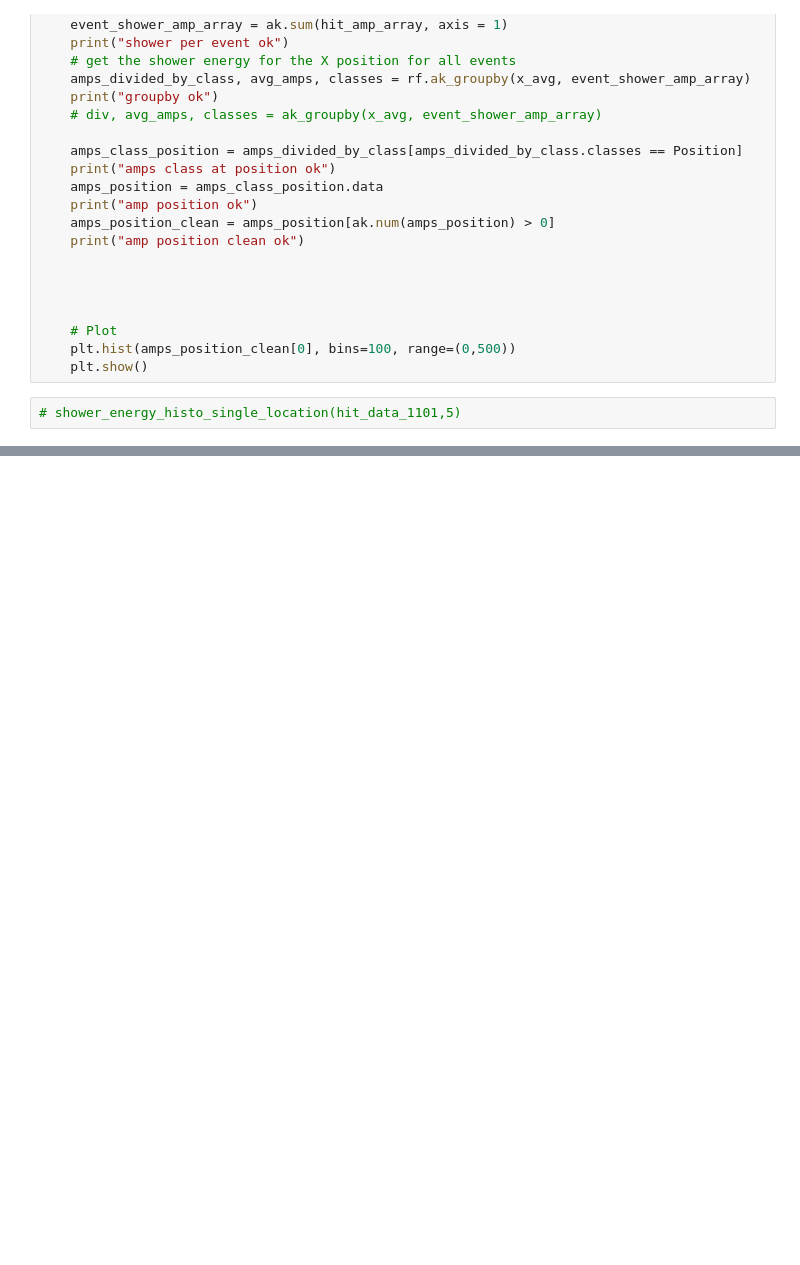
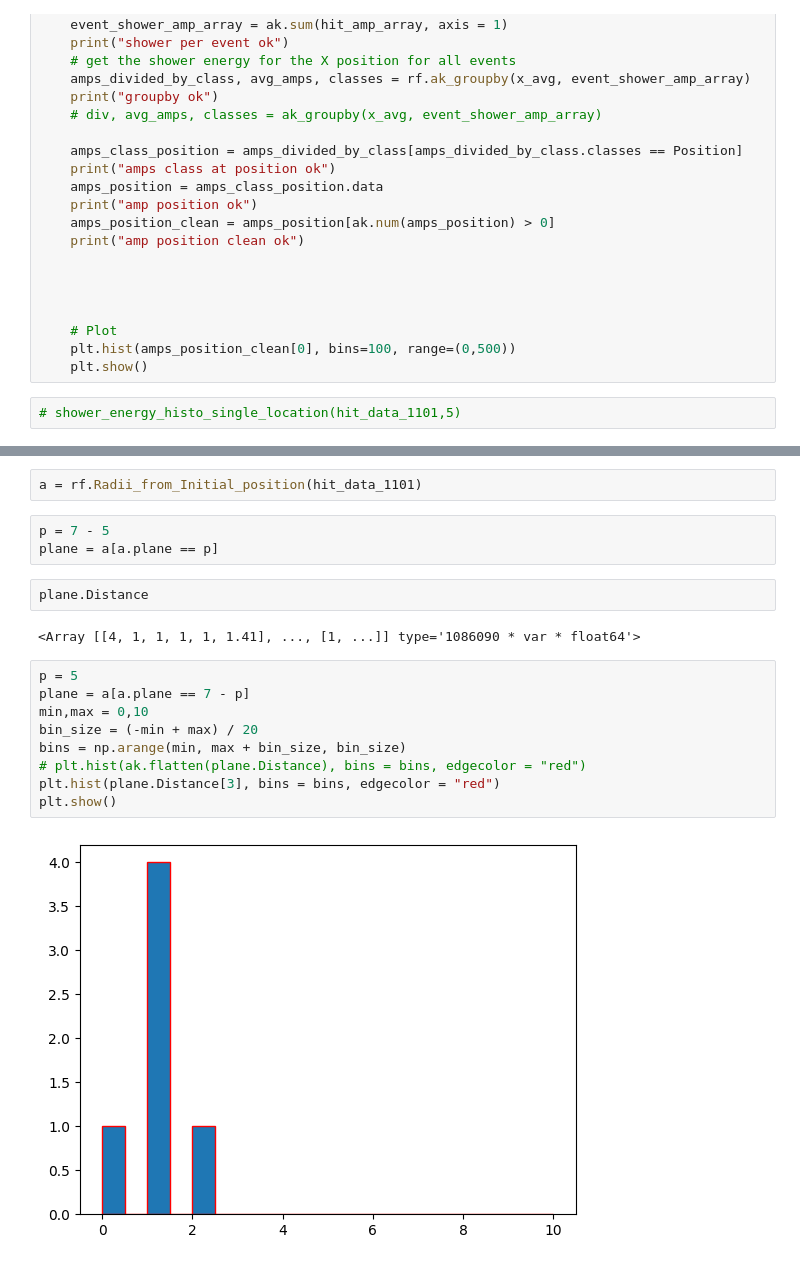
Before and after one commit to Ben-David-Ben/F-Cal-TB-Project, a Jupyter notebook: TB2025_Gap.ipynb, the cells around one changed output, grey strips where cells are left out. Cells and saved outputs as stored; diff of their text form; blank space fills up the shorter version.

Commit message:
add distance column with the distance of the hit from the initial pad func

```diff
--- a/TB2025_Gap.ipynb
+++ b/TB2025_Gap.ipynb
@@ -224,0 +148,20 @@ np.int64(8838847)
+# %%
+a = rf.Radii_from_Initial_position(hit_data_1101)
+# %%
+p = 7 - 5
+plane = a[a.plane == p]
+# %%
+plane.Distance
+# %% [output]
+<Array [[4, 1, 1, 1, 1, 1.41], ..., [1, ...]] type='1086090 * var * float64'>
+# %%
+p = 5
+plane = a[a.plane == 7 - p]
+min,max = 0,10
+bin_size = (-min + max) / 20
+bins = np.arange(min, max + bin_size, bin_size)
+# plt.hist(ak.flatten(plane.Distance), bins = bins, edgecolor = "red")
+plt.hist(plane.Distance[3], bins = bins, edgecolor = "red")
+plt.show()
+# %% [output]
+[figure, added]
```
Also changed, not shown: parts of 10 cells of this notebook, 1 other file.
